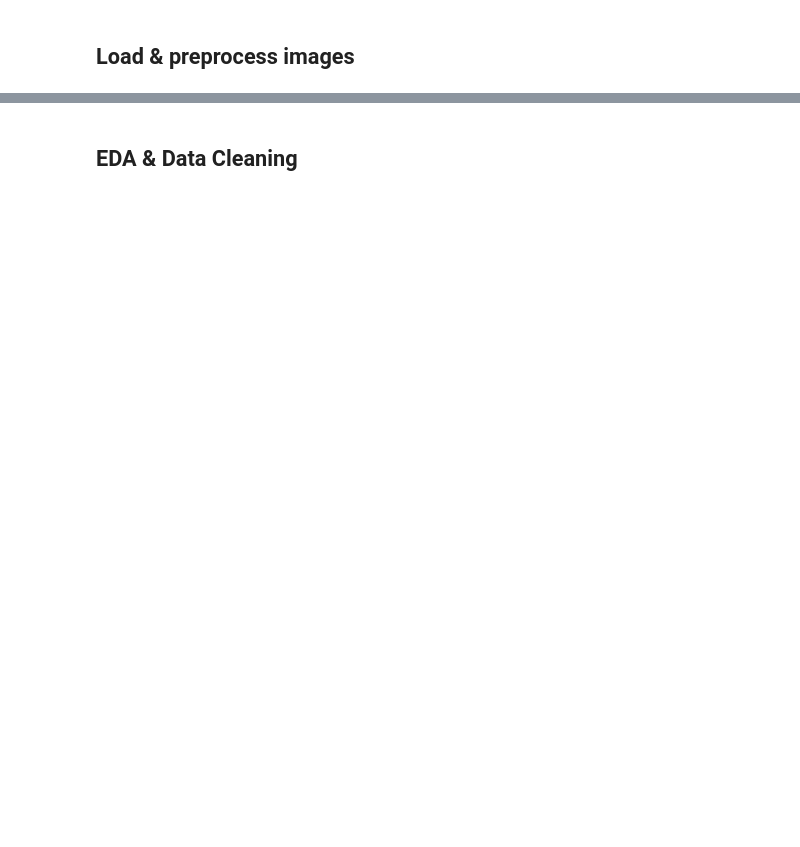
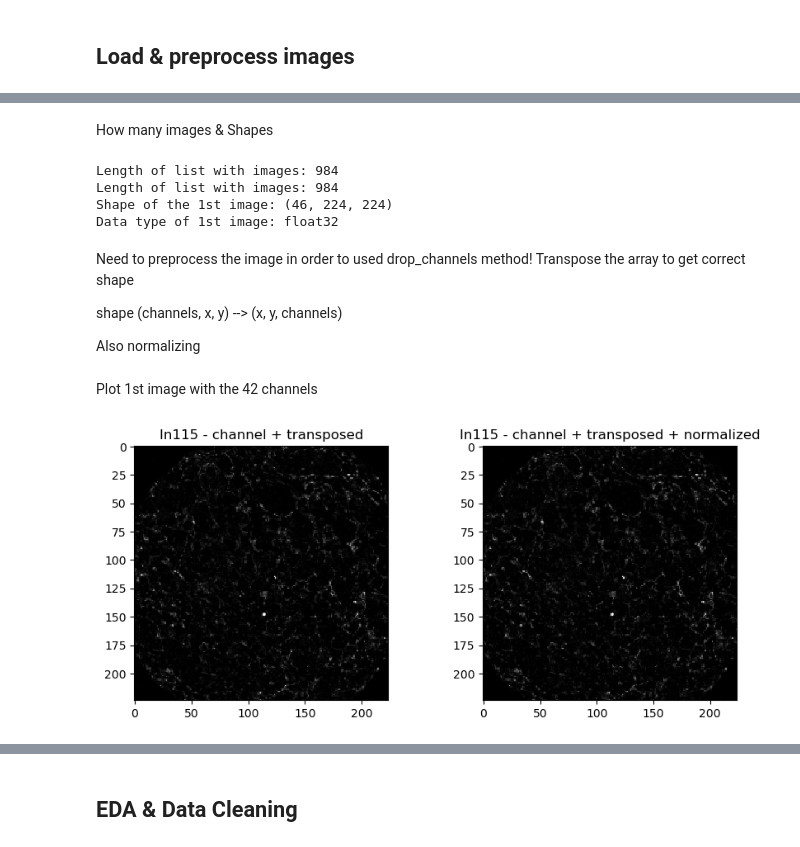
Before and after one commit to BME342-ResNet/BME342, a Jupyter notebook: code/Data_Preparation.ipynb, the cells around one changed output, grey strips where cells are left out. Saved outputs shown, nothing was run; the diff lists cells and outputs as text; code cells hidden in the pictures; blank space fills up the shorter version.

Commit message:
Data Preparation

```diff
--- a/code/Data_Preparation.ipynb
+++ b/code/Data_Preparation.ipynb
@@ -128,0 +129,7 @@ hp.initialize_notebook() # initialize with GPU enabled
+# %%
+# Preprocessing (if needed)
+def preprocessing(image, transpose=True, normalize=True) -> np.ndarray:
+    if transpose:
+        return np.transpose(image, (1, 2, 0))
+    if normalize:
+        return IMCPreprocessor.normalize_multichannel_image(image)
@@ -130,0 +181,5 @@ hp.initialize_notebook() # initialize with GPU enabled
+# %%
+images_dir = '/home/jupyter-luvogt/Final_Project_LR/IMC_images'
+metadata_dir = '/home/jupyter-luvogt/Final_Project_LR/metadata.csv'
+panel_dir = '/home/jupyter-luvogt/Final_Project_LR/panel.csv'
+os.listdir(folder_directory)[:5] # Get first five images
@@ -130,0 +194,53 @@ hp.initialize_notebook() # initialize with GPU enabled
+# %%
+# Load images
+images = image_list(images_dir)
+# load labels
+# PDL1
+metadata = pd.read_csv(metadata_dir)
+PDL1_score = metadata["PDL1_score"]
+# %% [markdown]
+How many images & Shapes
+# %%
+# length of images in the list
+print("Length of list with images:", len(images))
+# Length of PDL1_score labels
+print("Length of list with images:", len(PDL1_score))
+# Shape of the individual images
+print("Shape of the 1st image:", images[0].shape) # 46 Channels, 224 (x) * 224 (y) pixels
+# Data type
+print("Data type of 1st image:", images[0].dtype)
+# %% [output]
+Length of list with images: 984
+Length of list with images: 984
+Shape of the 1st image: (46, 224, 224)
+Data type of 1st image: float32
+# %% [markdown]
+Need to preprocess the image in order to used drop_channels method! Transpose the array to get correct shape
+
+shape (channels, x, y) --> (x, y, channels)
+
+Also normalizing
+# %% [markdown]
+Plot 1st image with the 42 channels
+# %%
+first_image = images[0]
+first_image_transposed = preprocessing(first_image, transpose=True, normalize=False)
+first_image_transposed_normalized = preprocessing(first_image_transposed, transpose=False, normalize=True)
+# %%
+# Extract channel information
+panel_df = pd.read_csv(panel_dir)
+channel_names = dict(zip(panel_df['clean_target'].to_list(), panel_df['channel'].to_list()))
+
+# change 'your_image_array' to your actual array name that contains the images
+# img_nb = 0
+channel_to_display = ['In115'] # choose a channel to display
+fig, (ax1, ax2) = plt.subplots(1, 2, figsize=(10, 4))
+ax1.imshow(IMCPreprocessor.drop_channels(first_image_transposed, channel_to_display, list(channel_names.values()))[0], interpolation = "none", cmap='grey')
+ax1.set_title(f"{channel_to_display[0]} - channel + transposed")
+ax1.axis("on")
+ax2.imshow(IMCPreprocessor.drop_channels(first_image_transposed_normalized, channel_to_display, list(channel_names.values()))[0], interpolation = "none", cmap='grey')
+ax2.set_title(f"{channel_to_display[0]} - channel + transposed + normalized")
+ax2.axis("on")
+plt.show()
+# %% [output]
+[figure, added]
```
Also changed, not shown: parts of 29 cells of this notebook, 1 other file.
